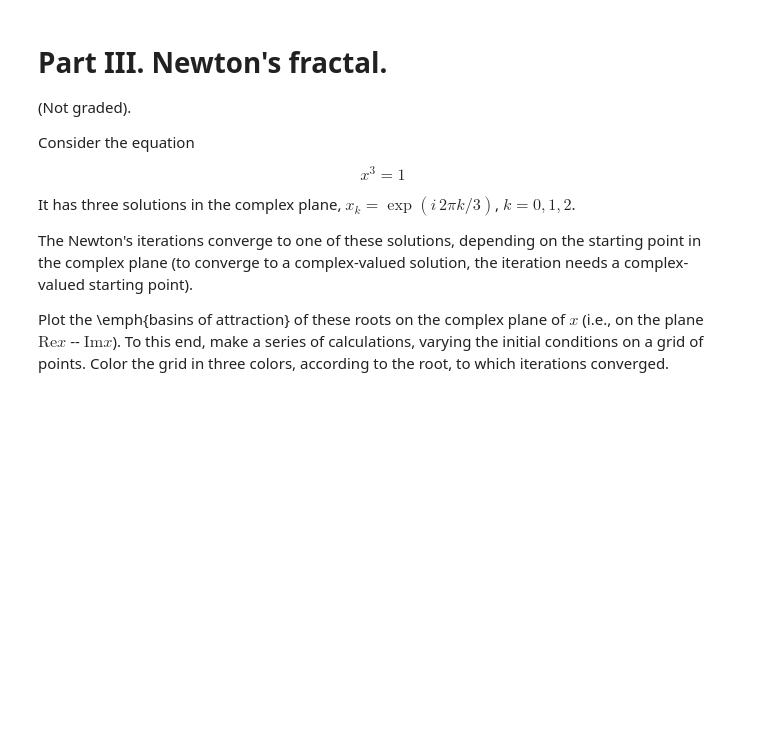
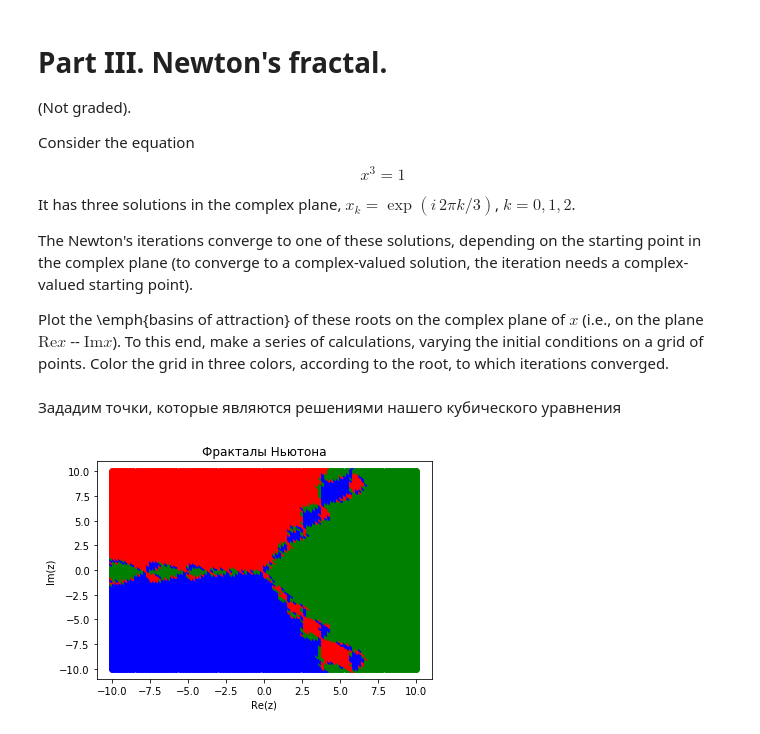
Before and after one commit to ev-br/CP2020, a Jupyter notebook: week_3_newton_fixed_pt.ipynb, the cells around one changed output. Saved outputs shown, nothing was run; the diff lists cells and outputs as text; code cells hidden in the pictures; blank space fills up the shorter version.

```diff
--- a/week_3_newton_fixed_pt.ipynb
+++ b/week_3_newton_fixed_pt.ipynb
@@ -94,3 +282,36 @@ The Newton's iterations converge to one of these solutions, depending on the sta
 
 Plot the \emph{basins of attraction} of these roots on the complex plane of $x$ (i.e., on the plane $\mathrm{Re}x$ -- $\mathrm{Im}x$). To this end, make a series of calculations, varying the initial conditions on a grid of points.
 Color the grid in three colors, according to the root, to which iterations converged.
+# %% [markdown]
+Зададим точки, которые являются решениями нашего кубического уравнения
+# %%
+z1 = np.cos(0) +1j*np.sin(0)
+z2 = np.cos(2*np.pi/3) +1j*np.sin(2*np.pi/3)
+z3 = np.cos(4*np.pi/3) +1j*np.sin(4*np.pi/3)
+# %%
+def f1(x): # наша функция
+    return x**3 - 1
+# %%
+def der_f1(x): # ее производная
+    return 3*x**2
+# %%
+x = np.linspace(-10,10,100)  # создаем сетку, на которой будем изображать наши фракталы, не берем очень много
+y = np.linspace(-10,10,100)  # потому что создается она очень долго
+# %%
+plt.figure()
+for i in range(len(x)): #пробегаемся по всем точкам
+    for k in range(len(y)):
+        z = new_it(f1,der_f1,x[i]+1j*y[k], eps=1e-5, maxiter=100)[0] #находим куда сходится наше решение в зависимости
+                                                                     #от начальных координат (x[i],j[k])
+        if np.abs(z-z1)<1e-2: #а потом находим, к какому корню относится точка и закрашиваем в определенный цвет
+            plt.plot(x[i],y[k],'o',color = 'g')
+        if np.abs(z-z2)<1e-2:
+            plt.plot(x[i],y[k],'o',color = 'r')
+        if np.abs(z-z3)<1e-2:
+            plt.plot(x[i],y[k],'o',color = 'b')
+plt.title('Фракталы Ньютона')
+plt.xlabel('Re(z)')
+plt.ylabel('Im(z)')
+plt.show()
+# %% [output]
+[figure, added]
```
Also changed, not shown: parts of 33 cells of this notebook.
